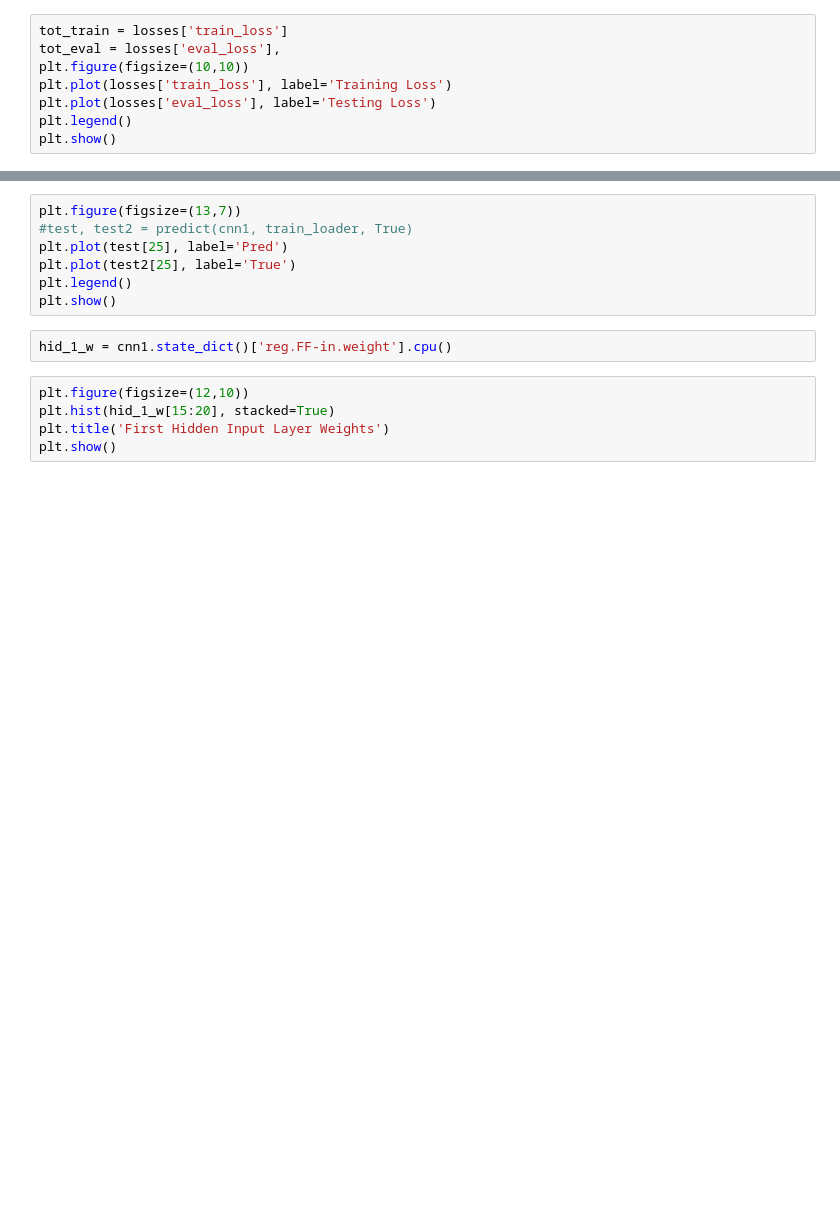
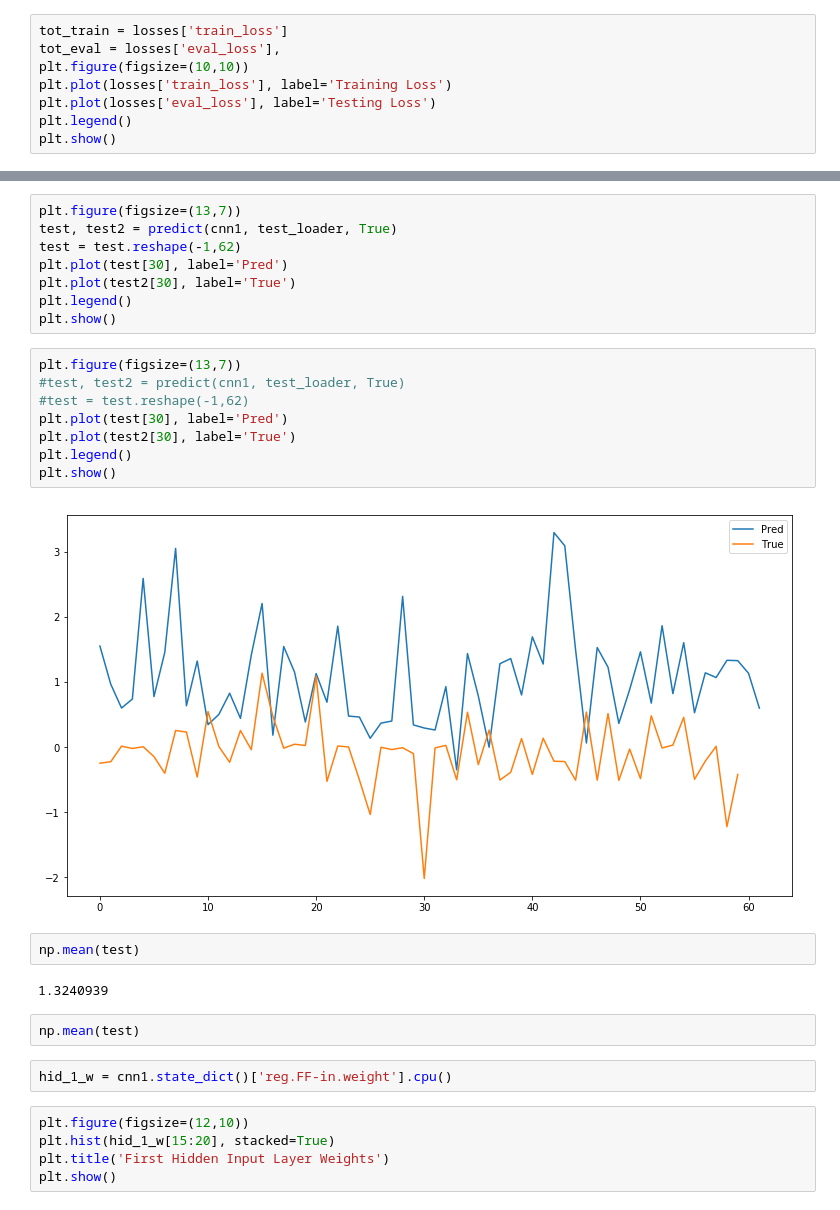
Before and after one commit to rlagrois/AdvFinML, a Jupyter notebook: Fin-Project_MultioutReg/winton-pytorch_cur.ipynb, the cells around one changed output, grey strips where cells are left out. Saved outputs shown, nothing was run; the diff lists cells and outputs as text; blank space fills up the shorter version.

```diff
--- a/Fin-Project_MultioutReg/winton-pytorch_cur.ipynb
+++ b/Fin-Project_MultioutReg/winton-pytorch_cur.ipynb
@@ -443,10 +524,27 @@ plt.show()
 # %%
 plt.figure(figsize=(13,7))
-#test, test2 = predict(cnn1, train_loader, True)
-plt.plot(test[25], label='Pred')
-plt.plot(test2[25], label='True')
+test, test2 = predict(cnn1, test_loader, True)
+test = test.reshape(-1,62)
+plt.plot(test[30], label='Pred')
+plt.plot(test2[30], label='True')
 plt.legend()
 plt.show()
+# %%
+plt.figure(figsize=(13,7))
+#test, test2 = predict(cnn1, test_loader, True)
+#test = test.reshape(-1,62)
+plt.plot(test[30], label='Pred')
+plt.plot(test2[30], label='True')
+plt.legend()
+plt.show()
+# %% [output]
+[figure, added]
+# %%
+np.mean(test)
+# %% [output]
+1.3240939
+# %%
+np.mean(test)
 # %%
 hid_1_w = cnn1.state_dict()['reg.FF-in.weight'].cpu()
 # %%
```
Also changed, not shown: parts of 16 cells of this notebook.
